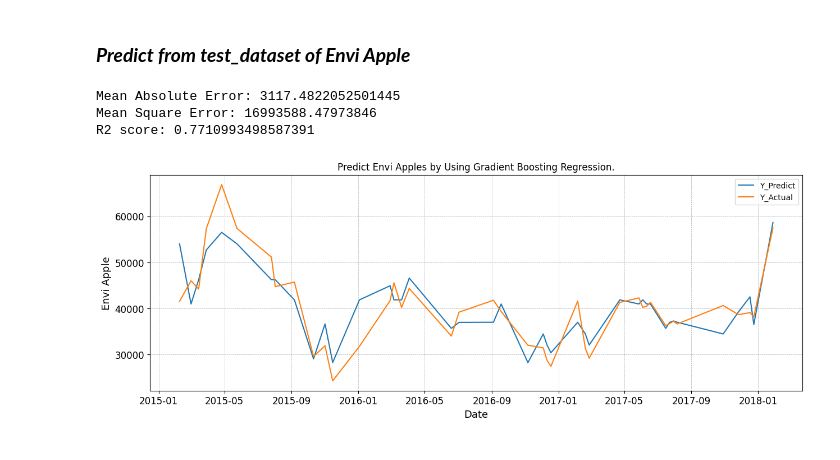
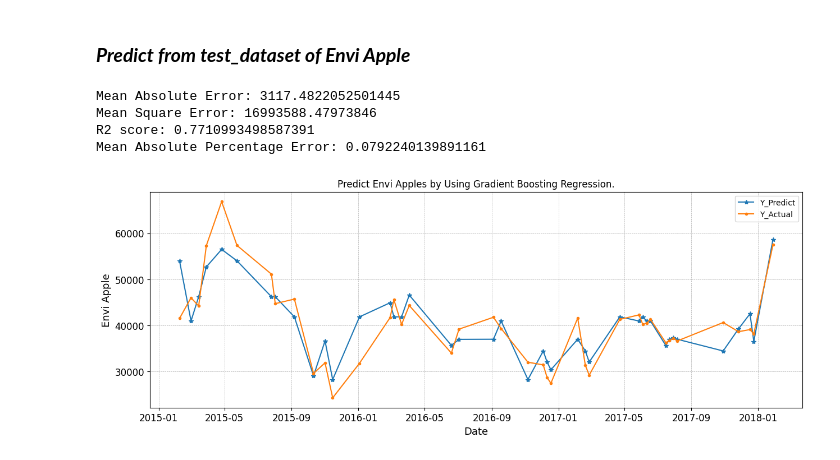
Before and after one commit to OatKID/RegressionMiniProject, a Jupyter notebook: algorithm/Envi/1_predict_1/gradientBoosting_regression.ipynb, the cells around one changed output. Drawn from its saved outputs; the diff is of its cells as text; code cells hidden in the pictures.

```diff
--- a/algorithm/Envi/1_predict_1/gradientBoosting_regression.ipynb
+++ b/algorithm/Envi/1_predict_1/gradientBoosting_regression.ipynb
@@ -81,12 +81,13 @@ plt.show()
 # %% [output]
 [figure]
 # %%
-def writeEvaluate(model, mae:np.float64, mse:np.float64, r2:np.float64, filename):
+def writeEvaluate(model, mae:np.float64, mse:np.float64, r2:np.float64, mape:np.float64, filename):
     df = pd.read_csv(filename)
     row_index = df.index.get_loc(df.loc[df['Model'] == model].index[0])
     df.at[row_index,'Mae'] = mae
     df.at[row_index,'Mse'] = mse
     df.at[row_index,'R2'] = r2
+    df.at[row_index,'Mape'] = mape
 
     df.to_csv(filename,encoding='utf-8', sep=',', index=False)
 # %% [markdown]
@@ -144,33 +145,36 @@ RegressorChain(base_estimator=GradientBoostingRegressor(learning_rate=0.056,
 # %%
 y_predict = ml.predict(x_test[:, 1:])
 
 mae = mean_absolute_error(y_test[:, 1:], y_predict)
 mse = mean_squared_error(y_test[:, 1:], y_predict)
 r2 = r2_score(y_test[:, 1:], y_predict)
+mape = mean_absolute_percentage_error(y_test[:, 1:], y_predict)
 
 print(f"Mean Absolute Error: {mae}")
 print(f"Mean Square Error: {mse}")
 print(f"R2 score: {r2}")
+print(f"Mean Absolute Percentage Error: {mape}")
 
-writeEvaluate("GradientBoosting",mae,mse,r2,"evaluate.csv")
+writeEvaluate("GradientBoosting", mae, mse, r2, mape, "evaluate.csv")
 
 plt.figure(figsize=(15,5))
-plt.plot(x_test[:, :1], y_predict, label="Y_Predict")
-plt.plot(x_test[:,:1], y_test[:, 1:], label="Y_Actual")
+plt.plot(x_test[:, :1], y_predict, label="Y_Predict", marker='*')
+plt.plot(x_test[:,:1], y_test[:, 1:], label="Y_Actual", marker='.')
 
 plt.xlabel("Date", fontsize=13)
 plt.ylabel("Number of Envi Apples", fontsize=13)
 
 plt.xticks(fontsize=12)
 plt.yticks(fontsize=12)
 
 plt.ylabel("Envi Apple")
 plt.legend()
 plt.title("Predict Envi Apples by Using Gradient Boosting Regression.")
 plt.grid(linestyle='--', linewidth='0.5')
 plt.show()
 # %% [output]
 Mean Absolute Error: 3117.4822052501445
 Mean Square Error: 16993588.47973846
 R2 score: 0.7710993498587391
+Mean Absolute Percentage Error: 0.0792240139891161
-[figure, old version]
+[figure, new version]
```
Also changed, not shown: parts of 1 cell of this notebook, 3 other files.
